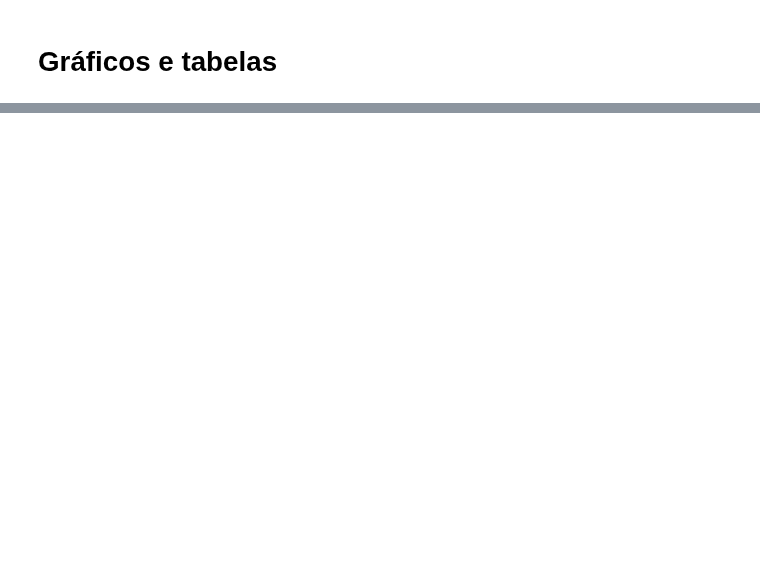
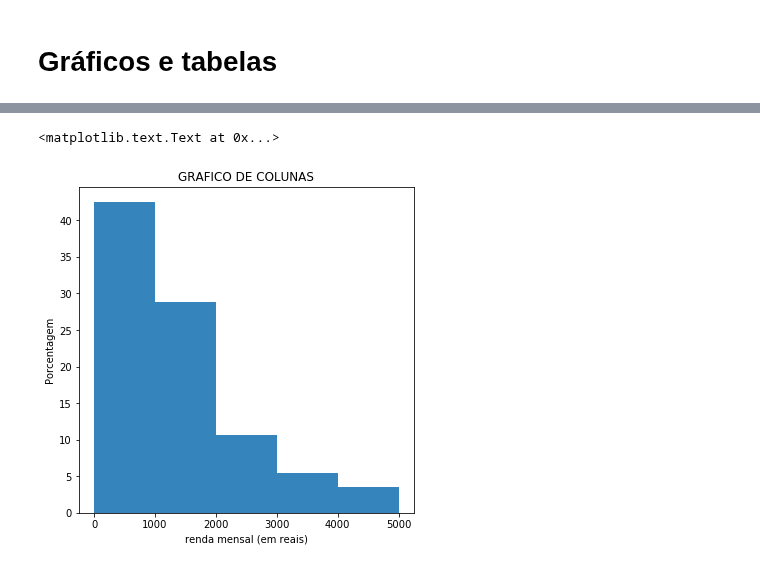
Before and after one commit to vinihsu/Ci-ncia-dos-Dados, a Jupyter notebook: Projeto 1.ipynb, the cells around one changed output, grey strips where cells are left out. Cells and saved outputs as stored; diff of their text form; code cells hidden in the pictures; blank space fills up the shorter version.

```diff
--- a/Projeto 1.ipynb
+++ b/Projeto 1.ipynb
@@ -306,0 +299,8 @@ notas.Celular_para_internet.value_counts().sum()
+# %%
+
+plot = notas.Renda.plot.hist(bins=faixa, title='GRAFICO DE COLUNAS',  weights=zeros_like(notas.Renda)+1./notas.Renda.size*100, figsize=(6, 6), alpha=0.9)
+plt.ylabel('Porcentagem')
+plt.xlabel('renda mensal (em reais)')
+# %% [output]
+<matplotlib.text.Text at 0x...>
+[figure, added]
```
Also changed, not shown: parts of 31 cells of this notebook.
